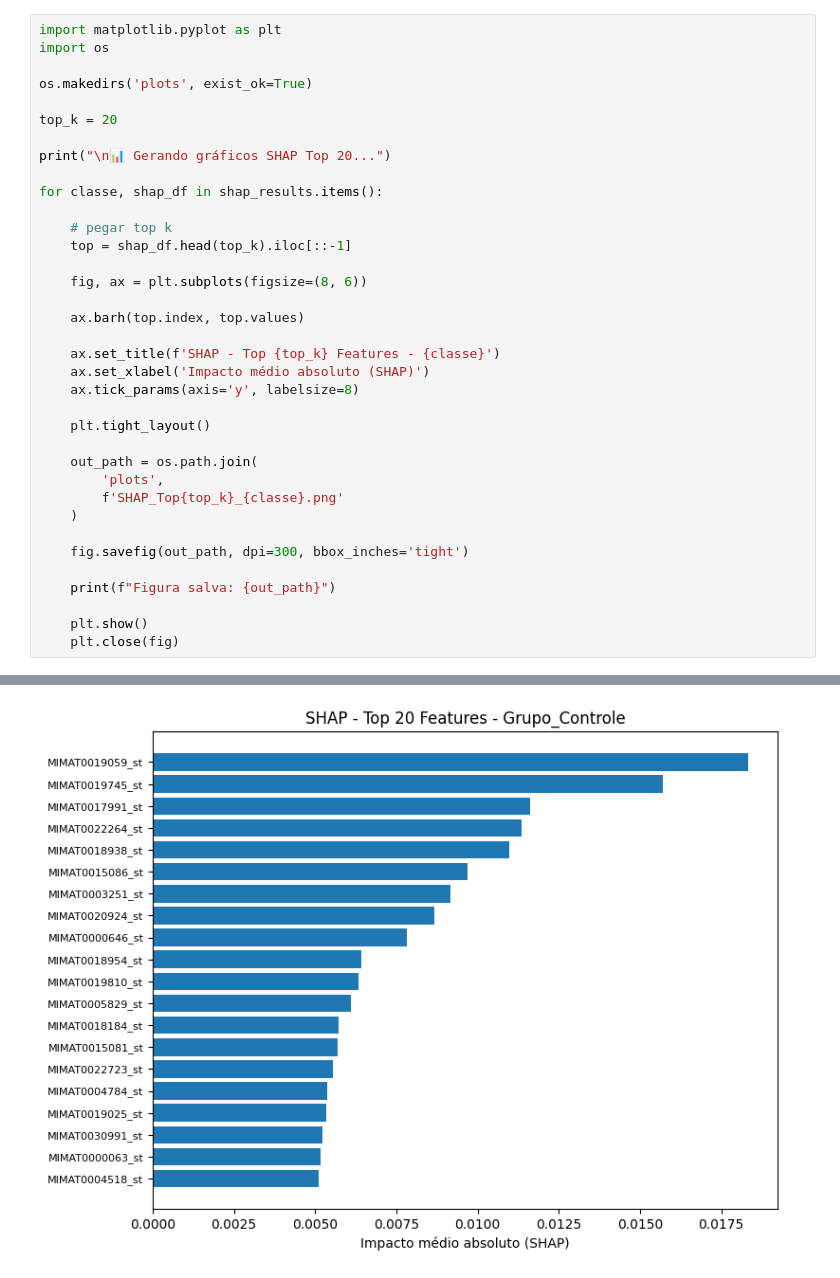
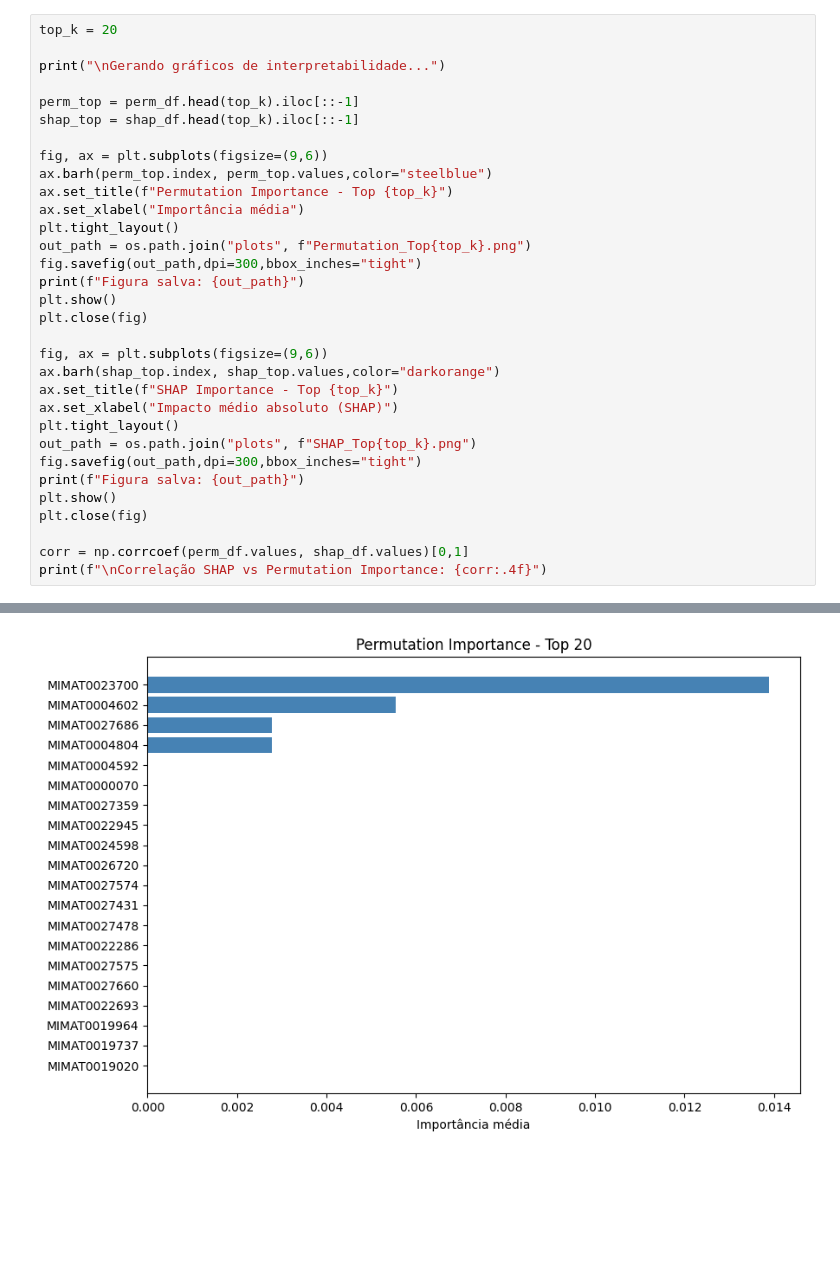
Before and after one commit to cassi-du/TCC_Mirnas, a Jupyter notebook: RandonForest - GPU/RandonForest_GPU.ipynb, the cells around one changed output, grey strips where cells are left out. Cells and saved outputs as stored; diff of their text form; blank space fills up the shorter version.

```diff
--- a/RandonForest - GPU/RandonForest_GPU.ipynb
+++ b/RandonForest - GPU/RandonForest_GPU.ipynb
@@ -455,37 +214,33 @@ Pipeline GPU + SHAP finalizado com sucesso.
 # %%
-import matplotlib.pyplot as plt
-import os
-
-os.makedirs('plots', exist_ok=True)
-
 top_k = 20
 
-print("\n📊 Gerando gráficos SHAP Top 20...")
+print("\nGerando gráficos de interpretabilidade...")
 
-for classe, shap_df in shap_results.items():
+perm_top = perm_df.head(top_k).iloc[::-1]
+shap_top = shap_df.head(top_k).iloc[::-1]
 
-    # pegar top k
-    top = shap_df.head(top_k).iloc[::-1]
+fig, ax = plt.subplots(figsize=(9,6))
+ax.barh(perm_top.index, perm_top.values,color="steelblue")
+ax.set_title(f"Permutation Importance - Top {top_k}")
+ax.set_xlabel("Importância média")
+plt.tight_layout()
+out_path = os.path.join("plots", f"Permutation_Top{top_k}.png")
+fig.savefig(out_path,dpi=300,bbox_inches="tight")
+print(f"Figura salva: {out_path}")
+plt.show()
+plt.close(fig)
 
-    fig, ax = plt.subplots(figsize=(8, 6))
+fig, ax = plt.subplots(figsize=(9,6))
+ax.barh(shap_top.index, shap_top.values,color="darkorange")
+ax.set_title(f"SHAP Importance - Top {top_k}")
+ax.set_xlabel("Impacto médio absoluto (SHAP)")
+plt.tight_layout()
+out_path = os.path.join("plots", f"SHAP_Top{top_k}.png")
+fig.savefig(out_path,dpi=300,bbox_inches="tight")
+print(f"Figura salva: {out_path}")
+plt.show()
+plt.close(fig)
 
-    ax.barh(top.index, top.values)
-
-    ax.set_title(f'SHAP - Top {top_k} Features - {classe}')
-    ax.set_xlabel('Impacto médio absoluto (SHAP)')
-    ax.tick_params(axis='y', labelsize=8)
-
-    plt.tight_layout()
-
-    out_path = os.path.join(
-        'plots',
-        f'SHAP_Top{top_k}_{classe}.png'
-    )
-
-    fig.savefig(out_path, dpi=300, bbox_inches='tight')
-
-    print(f"Figura salva: {out_path}")
-
-    plt.show()
-    plt.close(fig)
+corr = np.corrcoef(perm_df.values, shap_df.values)[0,1]
+print(f"\nCorrelação SHAP vs Permutation Importance: {corr:.4f}")
 # %% [output]
@@ -494 +249 @@ Figura salva: plots/SHAP_Top20_Grupo_Controle.png
-[figure, old version]
+[figure, new version]
```
Also changed, not shown: parts of 9 cells of this notebook, 15 other files.
